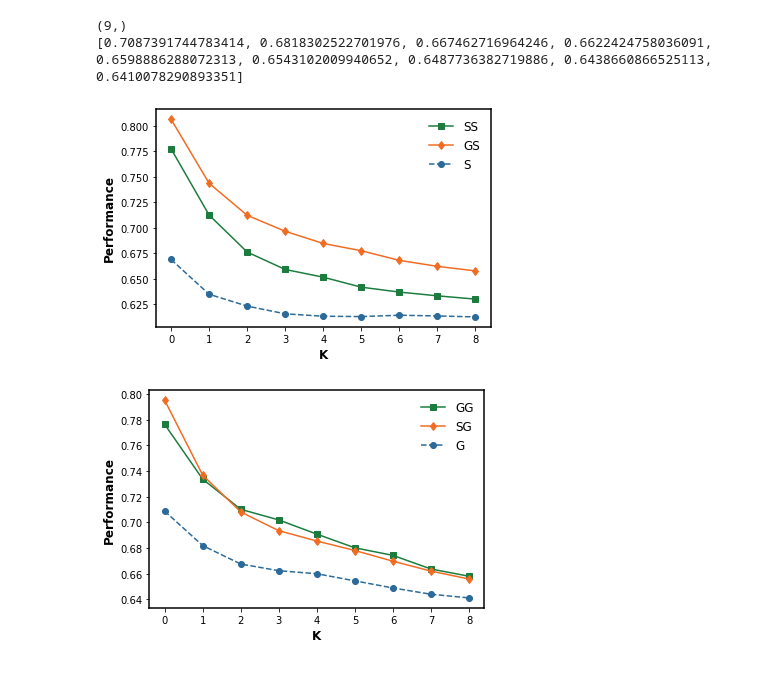
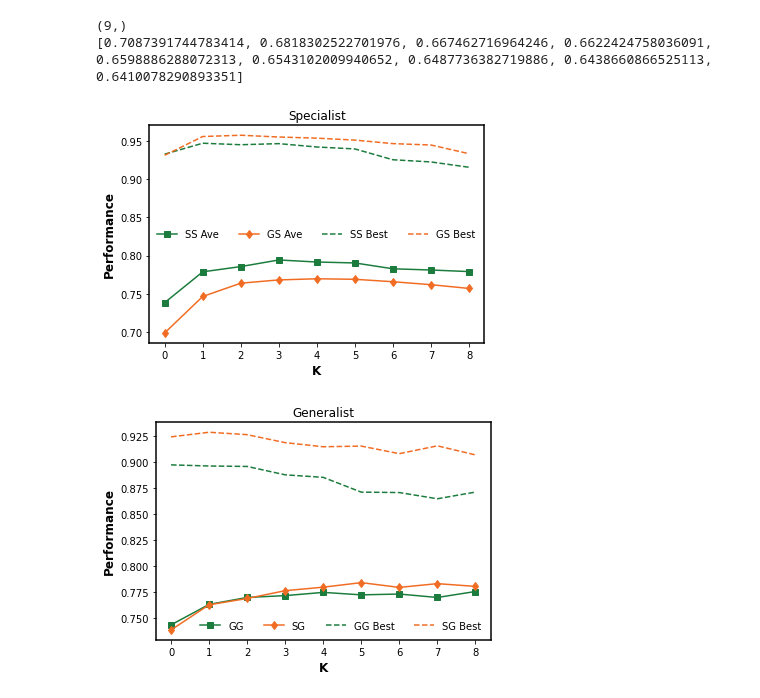
Before and after one commit to baldFemale/OpenInnovationFramework, a Jupyter notebook: Share/Transparency_alpha_0.25/Evaluator.ipynb, the cells around one changed output. Cells and saved outputs as stored; diff of their text form; code cells hidden in the pictures.

```diff
--- a/Share/Transparency_alpha_0.25/Evaluator.ipynb
+++ b/Share/Transparency_alpha_0.25/Evaluator.ipynb
@@ -129,41 +125,48 @@ print(g_fitness)
 [0.7087391744783414, 0.6818302522701976, 0.667462716964246, 0.6622424758036091, 0.6598886288072313, 0.6543102009940652, 0.6487736382719886, 0.6438660866525113, 0.6410078290893351]
 # %%
 # S Fitness
-x = range(len(gs_fitness))
+K_list = [0, 1, 2, 3, 4, 5, 6, 7, 8]
 fig, ax = plt.subplots()
 ax.spines["left"].set_linewidth(1.5)
 ax.spines["right"].set_linewidth(1.5)
 ax.spines["top"].set_linewidth(1.5)
 ax.spines["bottom"].set_linewidth(1.5)
-plt.plot(x, ss_fitness, "s-", label="SS", color=nature_green)
-plt.plot(x, gs_fitness, "d-", label="GS", color=nature_orange)
-plt.plot(x, s_fitness, "o--", label="S", color=nature_blue)
+plt.plot(K_list, ss_performance, "s-", label="SS Ave", color=nature_green)
+plt.plot(K_list, gs_performance, "d-", label="GS Ave", color=nature_orange)
+
+plt.plot(K_list, ss_best_performance, "--", label="SS Best", color=nature_green)
+plt.plot(K_list, gs_best_performance, "--", label="GS Best", color=nature_orange)
+
 plt.xlabel('K', fontweight='bold', fontsize=12)
 plt.ylabel('Performance', fontweight='bold', fontsize=12)
-plt.xticks(x)
-plt.legend(frameon=False, ncol=1, fontsize=12)
-plt.savefig(data_folder + r"\S_performance_colored.png", transparent=True, dpi=300)
+plt.xticks(K_list)
+plt.title("Specialist")
+plt.legend(frameon=False, ncol=4, fontsize=10)
+plt.savefig(data_folder + r"\S_performance_alpha_0.25.png", transparent=True, dpi=300)
 plt.show()
 # plt.clf()
 # %% [output]
-[figure, old version]
+[figure, new version]
 # %%
 # G Fitness
-x = range(len(gs_fitness))
+K_list = [0, 1, 2, 3, 4, 5, 6, 7, 8]
 fig, ax = plt.subplots()
 ax.spines["left"].set_linewidth(1.5)
 ax.spines["right"].set_linewidth(1.5)
 ax.spines["top"].set_linewidth(1.5)
 ax.spines["bottom"].set_linewidth(1.5)
-plt.plot(x, gg_fitness, "s-", label="GG", color=nature_green)
-plt.plot(x, sg_fitness, "d-", label="SG", color=nature_orange)
-plt.plot(x, g_fitness, "o--", label="G", color=nature_blue)
+plt.plot(K_list, gg_performance, "s-", label="GG", color=nature_green)
+plt.plot(K_list, sg_performance, "d-", label="SG", color=nature_orange)
+
+plt.plot(K_list, gg_best_performance, "--", label="GG Best", color=nature_green)
+plt.plot(K_list, sg_best_performance, "--", label="SG Best", color=nature_orange)
 plt.xlabel('K', fontweight='bold', fontsize=12)
 plt.ylabel('Performance', fontweight='bold', fontsize=12)
-plt.xticks(x)
-plt.legend(frameon=False, ncol=1, fontsize=12)
-plt.savefig(data_folder + r"\G_performance_colored.png", transparent=True, dpi=300)
+plt.xticks(K_list)
+plt.title("Generalist")
+plt.legend(frameon=False, ncol=4, fontsize=10)
+plt.savefig(data_folder + r"\G_performance_alpha_0.25.png", transparent=True, dpi=300)
 plt.show()
 # plt.clf()
 # %% [output]
-[figure, old version]
+[figure, new version]
```
Also changed, not shown: parts of 7 cells of this notebook, 14 other files.
